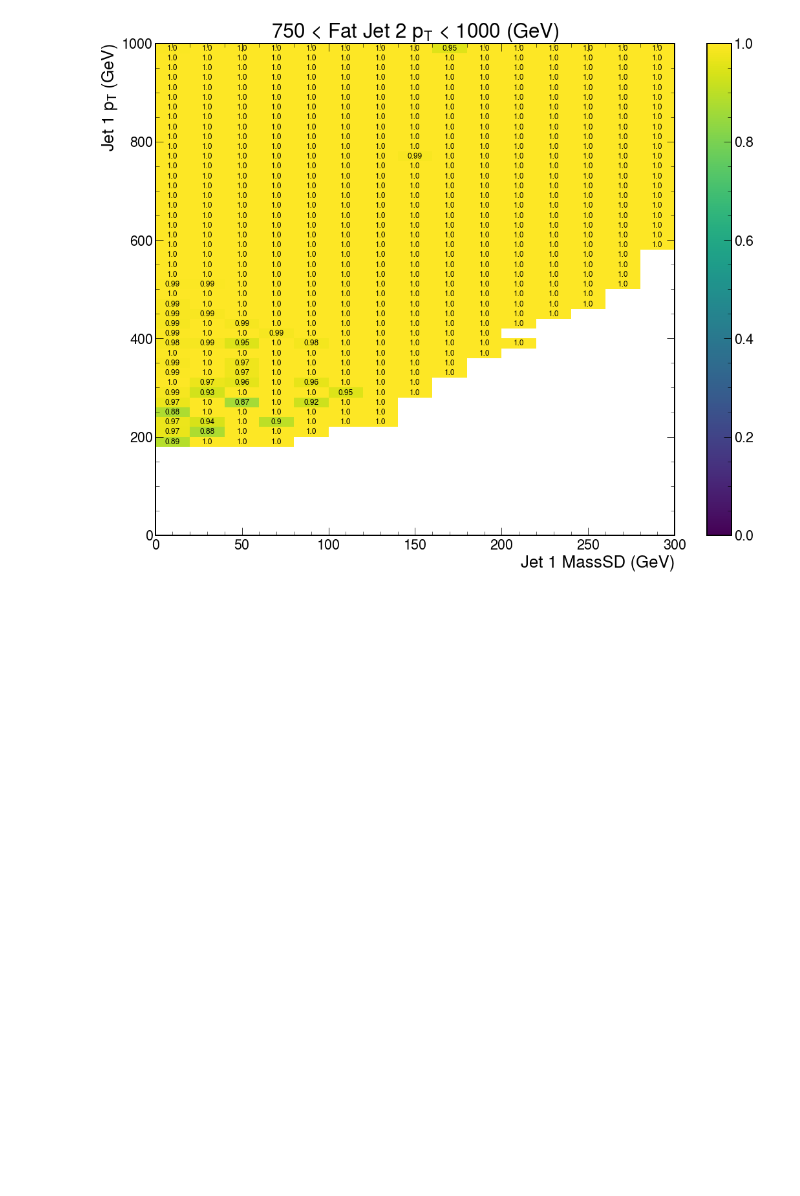
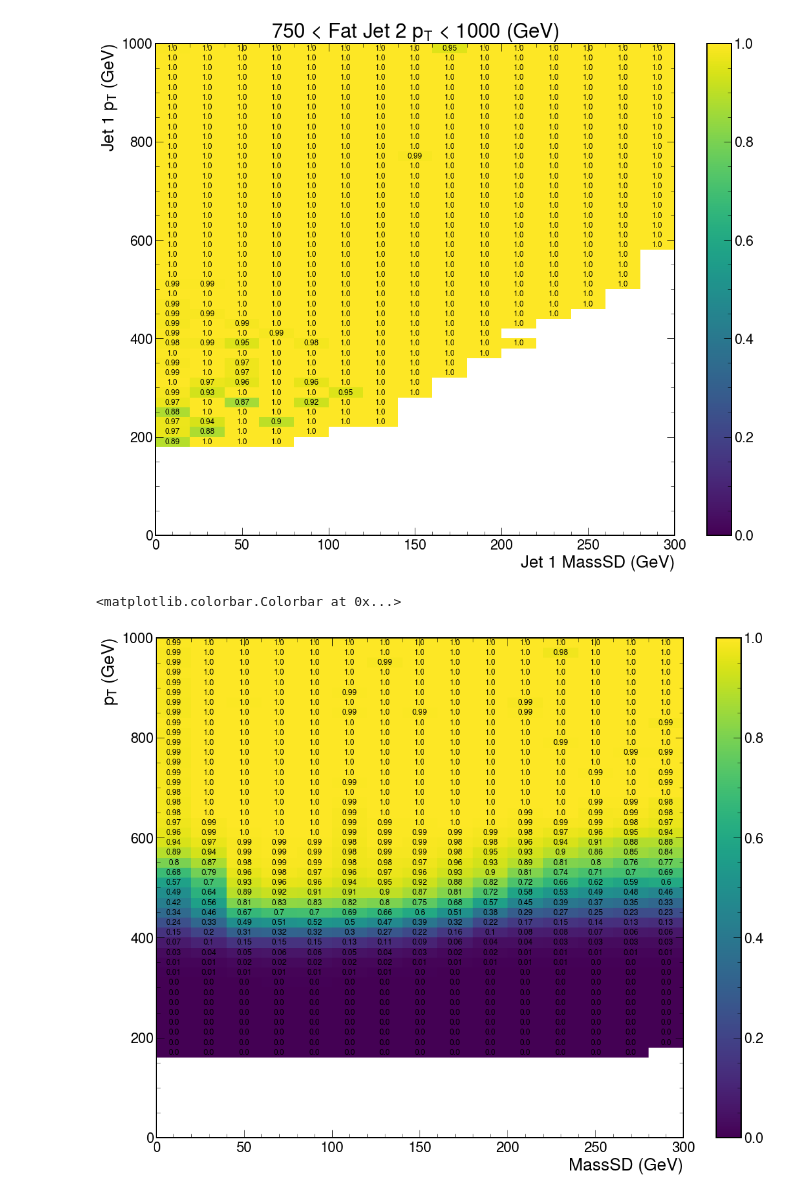
Before and after one commit to rkansal47/HHbbVV, a Jupyter notebook: binder/plotTrigEffs.ipynb, the cells around one changed output. Cells and saved outputs as stored; diff of their text form; code cells hidden in the pictures; blank space fills up the shorter version.

```diff
--- a/binder/plotTrigEffs.ipynb
+++ b/binder/plotTrigEffs.ipynb
@@ -36,3 +36,24 @@ for k in range(len(jet2ptbins) - 1):
 [figure]
 [figure]
 [figure]
+# %%
+import pickle
+with open('../corrections/trigEffs/AK15JetHTTriggerEfficiency_2017_2.hist', 'rb') as filehandler:
+    effs = pickle.load(filehandler)
+# %%
+import math
+
+w, ptbins, msdbins = effs.to_numpy()
+
+fig, ax = plt.subplots(figsize=(18, 14))
+mesh = ax.pcolormesh(msdbins, ptbins, w, cmap="viridis")
+for i in range(len(ptbins) - 1):
+    for j in range(len(msdbins) - 1):
+        if not math.isnan(w[i, j]): ax.text((msdbins[j] + msdbins[j + 1]) / 2, (ptbins[i] + ptbins[i + 1]) / 2, w[i, j].round(2), color="black", ha="center", va="center", fontsize=12)
+ax.set_xlabel('MassSD (GeV)')
+ax.set_ylabel('$p_T$ (GeV)')
+fig.colorbar(mesh)
+# plt.savefig("../corrections/trigEffs/plots/AK8JetHTTriggerEfficiencies.pdf")
+# %% [output]
+<matplotlib.colorbar.Colorbar at 0x...>
+[figure, added]
```
Also changed, not shown: 2 other files.
